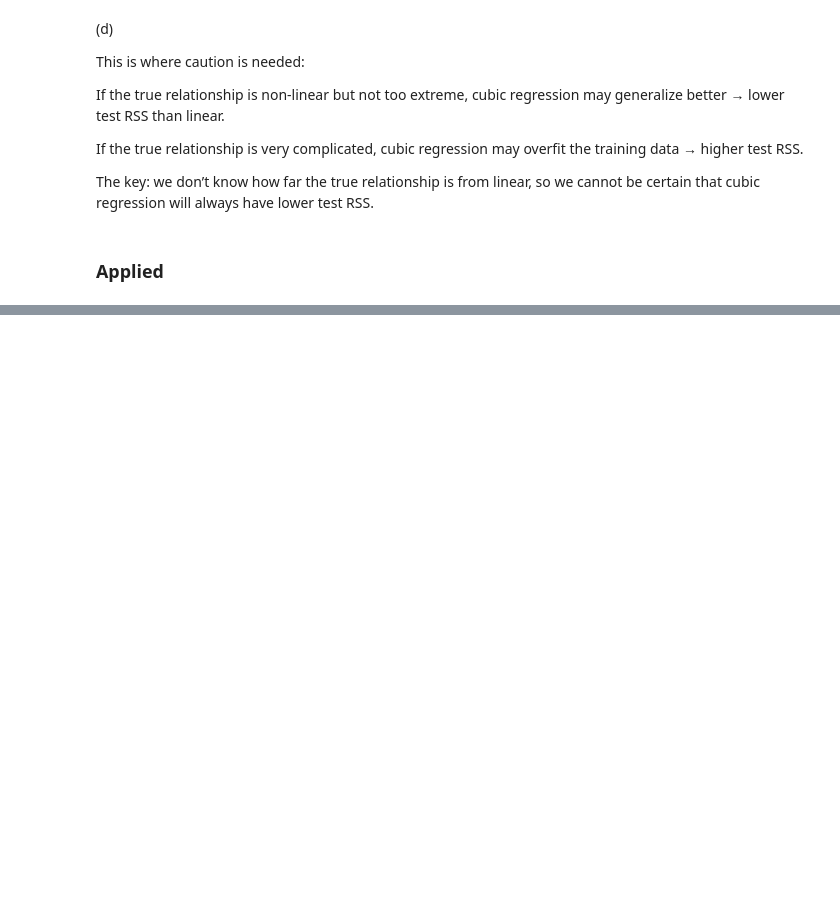
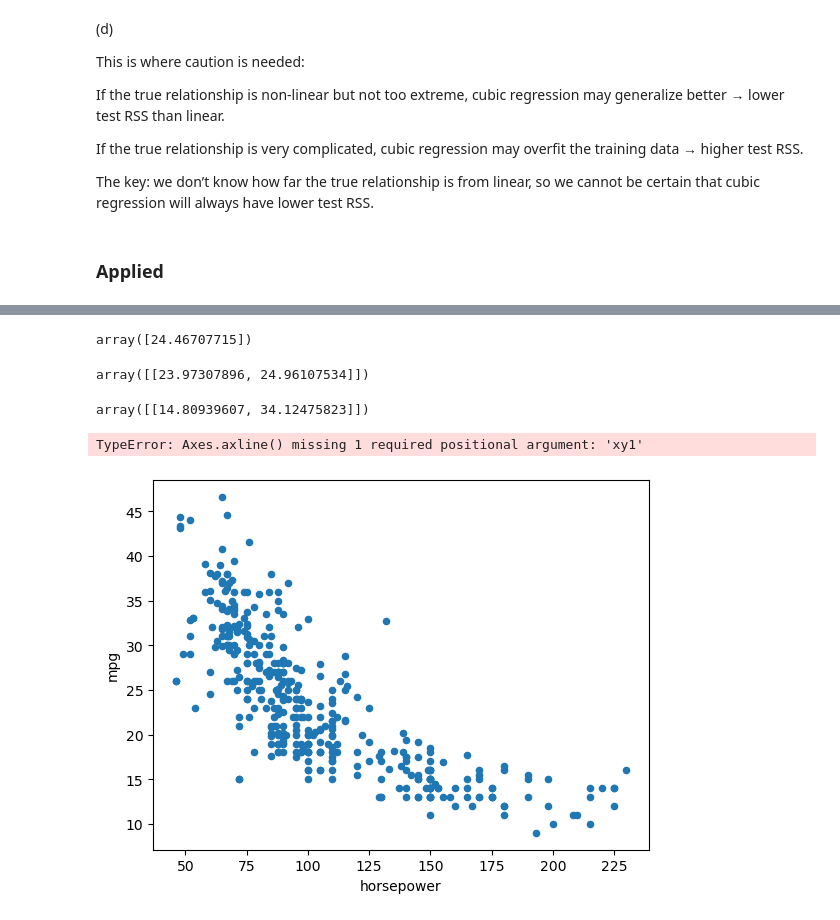
Before and after one commit to kolyakr/ISLP, a Jupyter notebook: 3_linear_regression/exercises.ipynb, the cells around one changed output, grey strips where cells are left out. Drawn from its saved outputs; the diff is of its cells as text; code cells hidden in the pictures; blank space fills up the shorter version.

```diff
--- a/3_linear_regression/exercises.ipynb
+++ b/3_linear_regression/exercises.ipynb
@@ -185,0 +198,4 @@ The key: we don’t know how far the true relationship is from linear, so we can
+# %%
+auto = load_data("Auto")
+
+auto.head()
@@ -185,0 +270,18 @@ The key: we don’t know how far the true relationship is from linear, so we can
+# %%
+prediction = results1.get_prediction(pd.DataFrame({"const": [1.0], "horsepower": [98]}))
+prediction.predicted_mean
+# %% [output]
+array([24.46707715])
+# %%
+prediction.conf_int(alpha=0.05)
+# %% [output]
+array([[23.97307896, 24.96107534]])
+# %%
+prediction.conf_int(alpha=0.05, obs=True)
+# %% [output]
+array([[14.80939607, 34.12475823]])
+# %%
+ax = auto.plot.scatter("horsepower", "mpg")
+# %% [output]
+TypeError: Axes.axline() missing 1 required positional argument: 'xy1'
+[figure, added]
```
Also changed, not shown: parts of 45 cells of this notebook.
